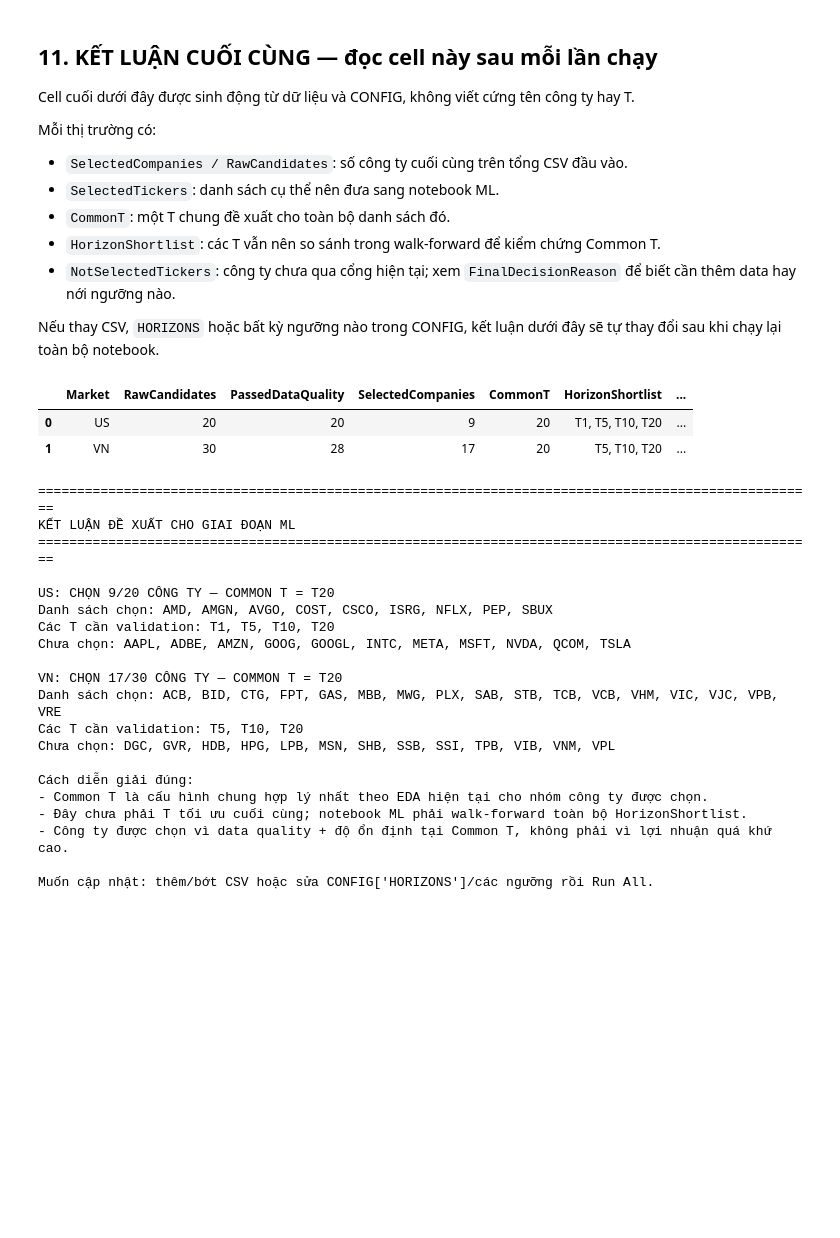
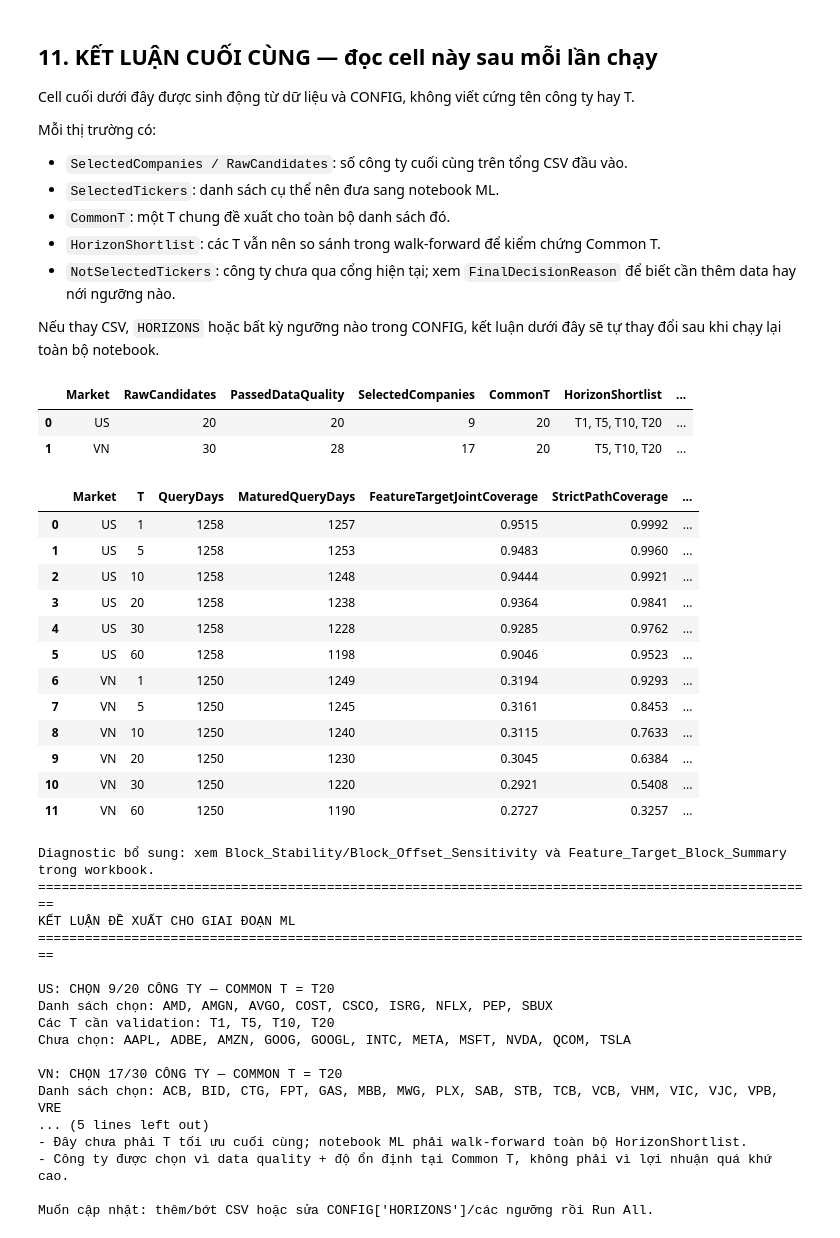
Before and after one commit to cathasi/P4AIDS---Stock, a Jupyter notebook: notebooks/Stock_EDA_Session_Aligned_Test.ipynb, the cells around one changed output. Drawn from its saved outputs; the diff is of its cells as text; code cells hidden in the pictures; blank space fills up the shorter version.

```diff
--- a/notebooks/Stock_EDA_Session_Aligned_Test.ipynb
+++ b/notebooks/Stock_EDA_Session_Aligned_Test.ipynb
@@ -732,10 +752,8 @@ def max_true_run(values):
 
 EDA_DECISION_END = pd.Timestamp(CONFIG["EDA_DECISION_END"])
 
-def company_quality(group):
-    market, ticker = group.name
-    full = group.sort_values("Date")
-    g = full[full["Date"] <= EDA_DECISION_END].copy()
+def company_quality(group, market, ticker):
+    g = group[group["Date"] <= EDA_DECISION_END].sort_values("Date")
 
     if g.empty:
         result = {
@@ -750,7 +768,7 @@ def company_quality(group):
             "StatusReason": "Không có lịch sử trong cửa sổ quyết định EDA",
         }
         result.update({f"ValidTargets_{t}": 0 for t in CONFIG["HORIZONS"]})
-        return pd.Series(result)
+        return result
 
     healthy = g["DateStatus"].eq("SessionHealthy")
     valid = g["ObservationEligible"] & healthy
@@ -760,9 +778,9 @@ def company_quality(group):
     yearly = g.loc[healthy, ["Date", "ObservationEligible"]].copy()
     yearly["Year"] = yearly["Date"].dt.year
     yearly_coverage = yearly.groupby("Year")["ObservationEligible"].mean()
-    min_yearly = yearly_coverage.min() if len(yearly_coverage) else np.nan
+    min_yearly = yearly_coverage.min()
     max_gap = max_true_run((~g.loc[healthy, "ObservationEligible"]).to_numpy())
-    years = (g["Date"].max() - g["Date"].min()).days / 365.25 if len(g) else 0
+    years = (g["Date"].max() - g["Date"].min()).days / 365.25
     valid_targets = {t: int((g[f"TargetEligible_{t}"] & healthy).sum()) for t in CONFIG["HORIZONS"]}
     min_targets = min(valid_targets.values()) if valid_targets else 0
 
@@ -778,12 +796,14 @@ def company_quality(group):
         and coverage >= max(0, CONFIG["MIN_TOTAL_COVERAGE"] - 0.03)
         and min_targets >= CONFIG["MIN_VALID_TARGETS"]
     )
-    status = "AcceptedForML" if strict_accept else ("AcceptedWithWarning" if warning_accept else "NeedMoreOrBetterData")
-    if status == "AcceptedForML":
+    if strict_accept:
+        status = "AcceptedForML"
         reason = "Đạt toàn bộ ngưỡng chất lượng"
-    elif status == "AcceptedWithWarning":
+    elif warning_accept:
+        status = "AcceptedWithWarning"
         reason = "Đủ lịch sử/target nhưng chưa đạt ít nhất một ngưỡng coverage hoặc gap"
     else:
+        status = "NeedMoreOrBetterData"
         reason = "Thiếu lịch sử, coverage hoặc số target hợp lệ"
 
     result = {
@@ -804,14 +824,12 @@ def company_quality(group):
         "StatusReason": reason,
     }
     result.update({f"ValidTargets_{t}": valid_targets[t] for t in CONFIG["HORIZONS"]})
-    return pd.Series(result)
+    return result
 
-COMPANY_QUALITY = (
-    FEATURED.groupby(["Market", "Ticker"], sort=True)
-    .apply(company_quality, include_groups=False)
-    .reset_index(drop=True)
-    .sort_values(["Market", "CompanyStatus", "CoverageOnHealthySessions"], ascending=[True, True, False])
-)
+COMPANY_QUALITY = pd.DataFrame([
+    company_quality(group, market, ticker)
+    for (market, ticker), group in FEATURED.groupby(["Market", "Ticker"], sort=True)
+]).sort_values(["Market", "CompanyStatus", "CoverageOnHealthySessions"], ascending=[True, True, False])
 
 COMPANY_STATUS_SUMMARY = COMPANY_QUALITY.groupby(["Market", "CompanyStatus"]).size().rename("Companies").reset_index()
 display(COMPANY_STATUS_SUMMARY)
@@ -1618,25 +2040,41 @@ Mỗi thị trường có:
 Nếu thay CSV, `HORIZONS` hoặc bất kỳ ngưỡng nào trong CONFIG, kết luận dưới đây sẽ tự thay đổi sau khi chạy lại toàn bộ notebook.
 # %%
 display(FINAL_PROJECT_RECOMMENDATION)
+display(RANKING_HORIZON_SUMMARY)
+print("Diagnostic bổ sung: xem Block_Stability/Block_Offset_Sensitivity và Feature_Target_Block_Summary trong workbook.")
 
 print("=" * 100)
 print("KẾT LUẬN ĐỀ XUẤT CHO GIAI ĐOẠN ML")
 print("=" * 100)
 for row in FINAL_PROJECT_RECOMMENDATION.itertuples(index=False):
     print(f"\n{row.Market}: CHỌN {row.SelectedCompanies}/{row.RawCandidates} CÔNG TY — COMMON T = T{row.CommonT}")
     print(f"Danh sách chọn: {row.SelectedTickers}")
     print(f"Các T cần validation: {row.HorizonShortlist}")
     print(f"Chưa chọn: {row.NotSelectedTickers}")
 
 print("\nCách diễn giải đúng:")
 print("- Common T là cấu hình chung hợp lý nhất theo EDA hiện tại cho nhóm công ty được chọn.")
 print("- Đây chưa phải T tối ưu cuối cùng; notebook ML phải walk-forward toàn bộ HorizonShortlist.")
 print("- Công ty được chọn vì data quality + độ ổn định tại Common T, không phải vì lợi nhuận quá khứ cao.")
 print("\nMuốn cập nhật: thêm/bớt CSV hoặc sửa CONFIG['HORIZONS']/các ngưỡng rồi Run All.")
 # %% [output]
 |  | Market | RawCandidates | PassedDataQuality | SelectedCompanies | CommonT | HorizonShortlist | ... |
 | 0 | US | 20 | 20 | 9 | 20 | T1, T5, T10, T20 | ... |
 | 1 | VN | 30 | 28 | 17 | 20 | T5, T10, T20 | ... |
+|  | Market | T | QueryDays | MaturedQueryDays | FeatureTargetJointCoverage | StrictPathCoverage | ... |
+| 0 | US | 1 | 1258 | 1257 | 0.9515 | 0.9992 | ... |
+| 1 | US | 5 | 1258 | 1253 | 0.9483 | 0.9960 | ... |
+| 2 | US | 10 | 1258 | 1248 | 0.9444 | 0.9921 | ... |
+| 3 | US | 20 | 1258 | 1238 | 0.9364 | 0.9841 | ... |
+| 4 | US | 30 | 1258 | 1228 | 0.9285 | 0.9762 | ... |
+| 5 | US | 60 | 1258 | 1198 | 0.9046 | 0.9523 | ... |
+| 6 | VN | 1 | 1250 | 1249 | 0.3194 | 0.9293 | ... |
+| 7 | VN | 5 | 1250 | 1245 | 0.3161 | 0.8453 | ... |
+| 8 | VN | 10 | 1250 | 1240 | 0.3115 | 0.7633 | ... |
+| 9 | VN | 20 | 1250 | 1230 | 0.3045 | 0.6384 | ... |
+| 10 | VN | 30 | 1250 | 1220 | 0.2921 | 0.5408 | ... |
+| 11 | VN | 60 | 1250 | 1190 | 0.2727 | 0.3257 | ... |
+Diagnostic bổ sung: xem Block_Stability/Block_Offset_Sensitivity và Feature_Target_Block_Summary trong workbook.
 ====================================================================================================
 KẾT LUẬN ĐỀ XUẤT CHO GIAI ĐOẠN ML
 ====================================================================================================
@@ -1648,11 +2086,7 @@ Chưa chọn: AAPL, ADBE, AMZN, GOOG, GOOGL, INTC, META, MSFT, NVDA, QCOM, TSLA
 
 VN: CHỌN 17/30 CÔNG TY — COMMON T = T20
 Danh sách chọn: ACB, BID, CTG, FPT, GAS, MBB, MWG, PLX, SAB, STB, TCB, VCB, VHM, VIC, VJC, VPB, VRE
-Các T cần validation: T5, T10, T20
-Chưa chọn: DGC, GVR, HDB, HPG, LPB, MSN, SHB, SSB, SSI, TPB, VIB, VNM, VPL
-
-Cách diễn giải đúng:
-- Common T là cấu hình chung hợp lý nhất theo EDA hiện tại cho nhóm công ty được chọn.
+... (5 lines left out)
 - Đây chưa phải T tối ưu cuối cùng; notebook ML phải walk-forward toàn bộ HorizonShortlist.
 - Công ty được chọn vì data quality + độ ổn định tại Common T, không phải vì lợi nhuận quá khứ cao.
 
```
Also changed, not shown: parts of 13 cells of this notebook.
